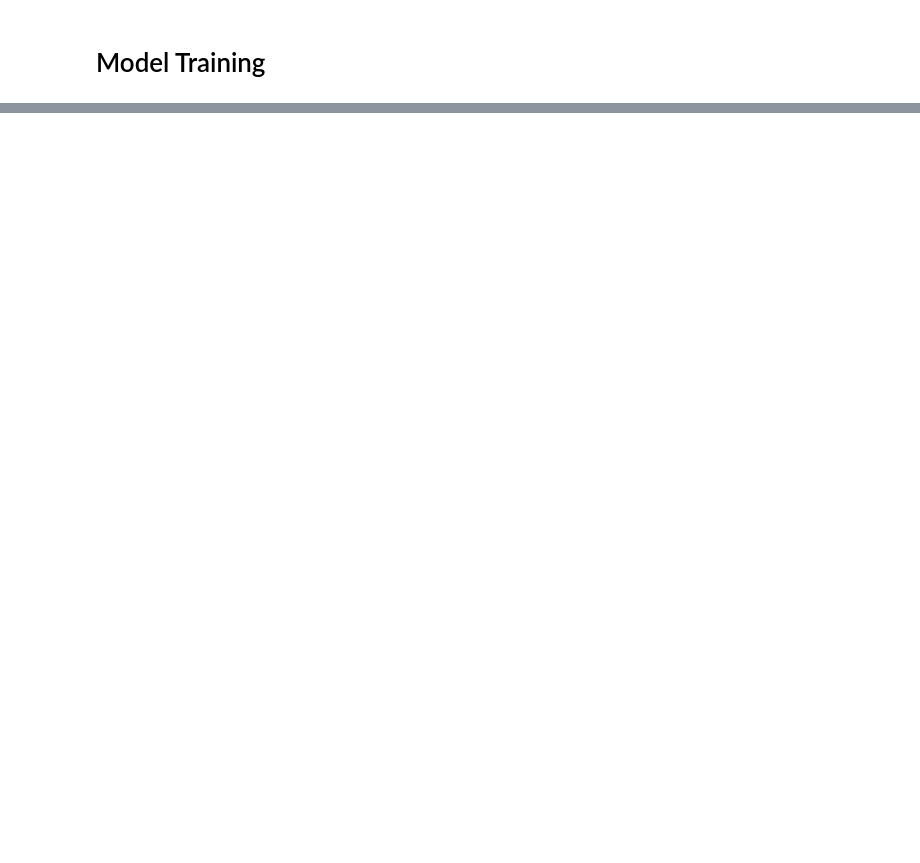
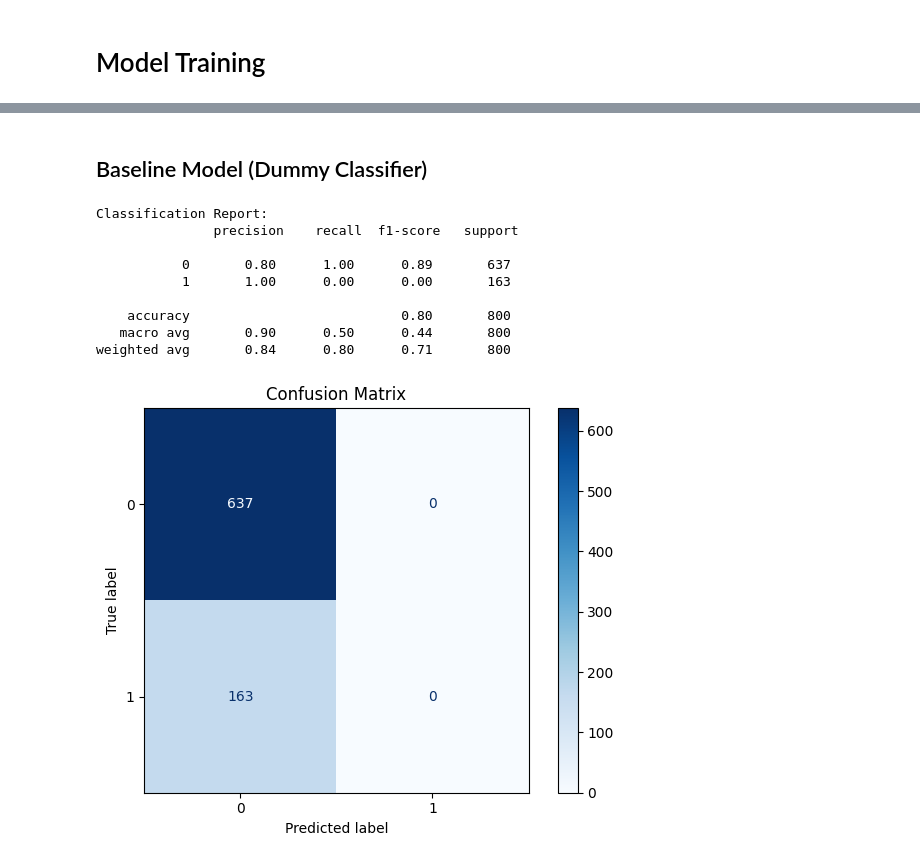
Before and after one commit to EitanKats/ML-project, a Jupyter notebook: Bank Churn.ipynb, the cells around one changed output, grey strips where cells are left out. Cells and saved outputs as stored; diff of their text form; code cells hidden in the pictures; blank space fills up the shorter version.

```diff
--- a/Bank Churn.ipynb
+++ b/Bank Churn.ipynb
@@ -405,16 +432,18 @@ TODO: feature scaling, choose method for categorical attribs
 # %%
-CATEGORICAL_FEATURES = ['country', 'gender']
-NUMERICAL_FEATURES = ['credit_score', 'age', 'tenure', 'balance', 'products_number', 'credit_card', 'active_member',
-                      'estimated_salary']
+MULTI_CAT_FEATURES = ['country']
+BIN_CAT_FEATURES = ['gender', 'active_member', 'credit_card']
+NUMERICAL_FEATURES = ['age', 'tenure', 'balance', 'products_number', 'credit_score', 'estimated_salary']
 # %%
 # by default, columns that are not listed will be dropped
 # NOTE: The column customer_id is not listed, so it will be dropped.
 pipeline = ColumnTransformer([
     ("num", StandardScaler(), NUMERICAL_FEATURES),
-    ("cat", OneHotEncoder(), CATEGORICAL_FEATURES),
+    ("one-hot", OneHotEncoder(), MULTI_CAT_FEATURES),
+    ("binary-cat", OrdinalEncoder(), BIN_CAT_FEATURES)
 ])
 # %%
 X_train_prepared = pipeline.fit_transform(X_train, y_train)
+X_val_prepared = pipeline.transform(X_val)
 # %%
 X_train_prepared
 # %% [output]
@@ -439,0 +477,34 @@ X_train_prepared.shape
+# %%
+def display_evaluation(classifier_model, X, y, pred):
+    # Print scores
+    print("Classification Report:\n", classification_report(y, pred, zero_division=1))
+
+    # Plot non-normalized confusion matrix
+    disp = ConfusionMatrixDisplay.from_estimator(
+        classifier_model,
+        X,
+        y,
+        cmap=plt.cm.Blues,
+        normalize=None,
+    )
+    disp.ax_.set_title("Confusion Matrix")
+    plt.tight_layout()
+    plt.show()
+# %% [markdown]
+## Baseline Model (Dummy Classifier)
+# %%
+baseline = DummyClassifier()
+baseline.fit(X_train_prepared, y_train)
+baseline_pred = baseline.predict(X_val_prepared)
+display_evaluation(baseline, X_val_prepared, y_val, baseline_pred)
+# %% [output]
+Classification Report:
+               precision    recall  f1-score   support
+
+           0       0.80      1.00      0.89       637
+           1       1.00      0.00      0.00       163
+
+    accuracy                           0.80       800
+   macro avg       0.90      0.50      0.44       800
+weighted avg       0.84      0.80      0.71       800
+[figure, added]
```
Also changed, not shown: parts of 39 cells of this notebook.
